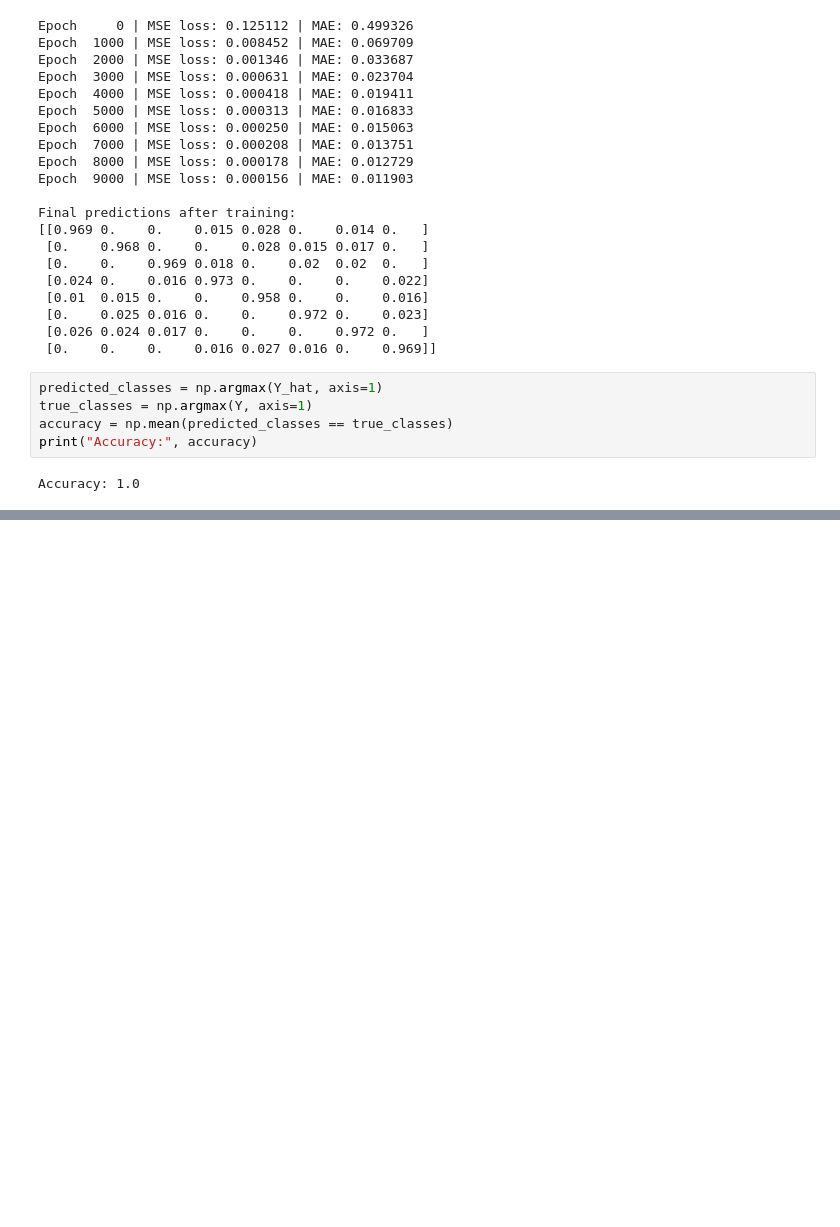
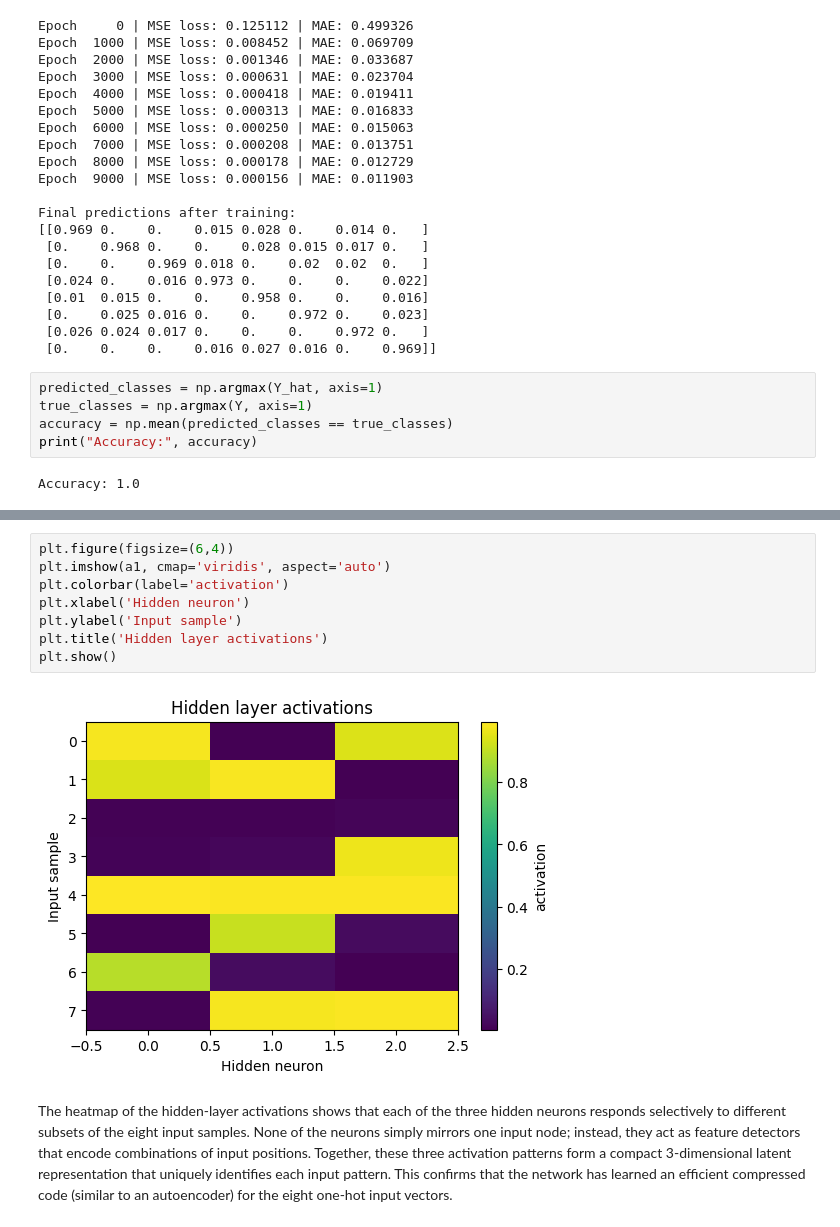
Before and after one commit to paolapinna03/Assignment-ML---Backpropagation, a Jupyter notebook: test1.ipynb, the cells around one changed output, grey strips where cells are left out. Drawn from its saved outputs; the diff is of its cells as text; blank space fills up the shorter version.

```diff
--- a/test1.ipynb
+++ b/test1.ipynb
@@ -124,0 +156,15 @@ Accuracy: 1.0
+# %%
+plt.figure(figsize=(6,4))
+plt.imshow(a1, cmap='viridis', aspect='auto')
+plt.colorbar(label='activation')
+plt.xlabel('Hidden neuron')
+plt.ylabel('Input sample')
+plt.title('Hidden layer activations')
+plt.show()
+# %% [output]
+[figure, added]
+# %% [markdown]
+The heatmap of the hidden-layer activations shows that each of the three hidden neurons responds selectively to different subsets of the eight input samples.
+None of the neurons simply mirrors one input node; instead, they act as feature detectors that encode combinations of input positions.
+Together, these three activation patterns form a compact 3-dimensional latent representation that uniquely identifies each input pattern.
+This confirms that the network has learned an efficient compressed code (similar to an autoencoder) for the eight one-hot input vectors.
```
Also changed, not shown: parts of 3 cells of this notebook.
